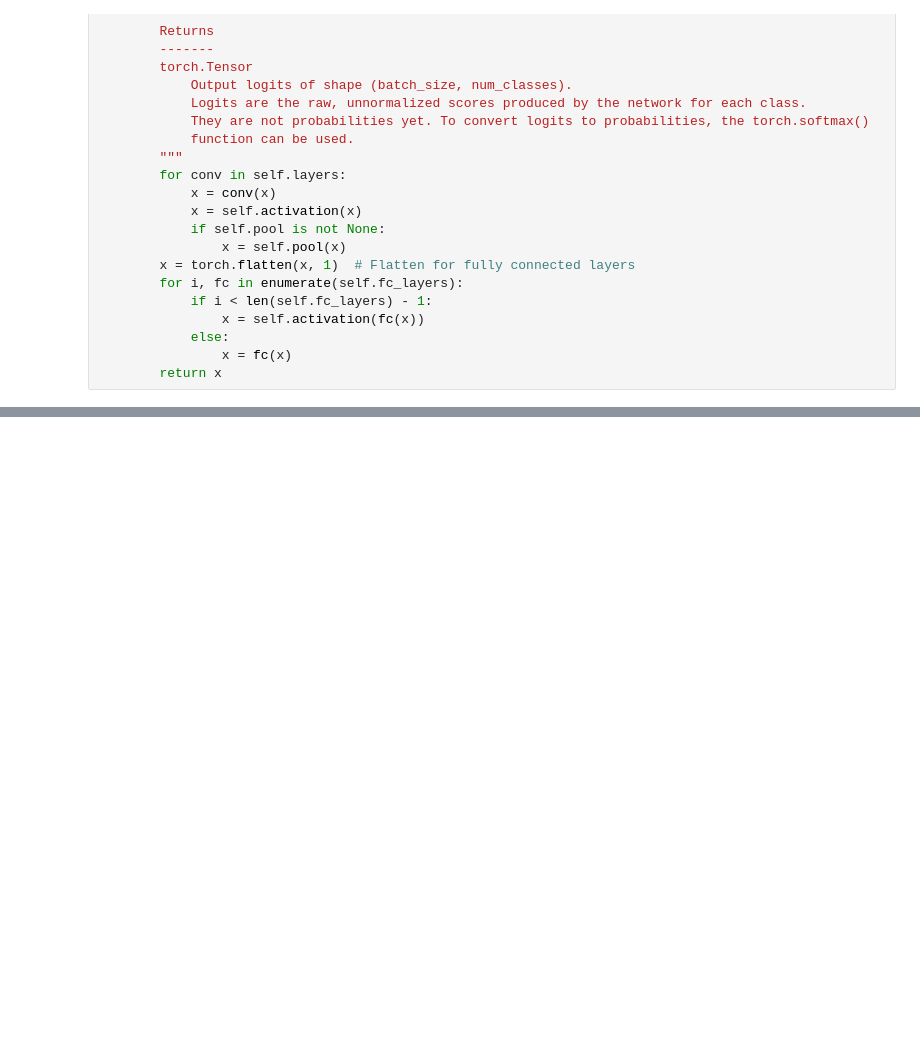
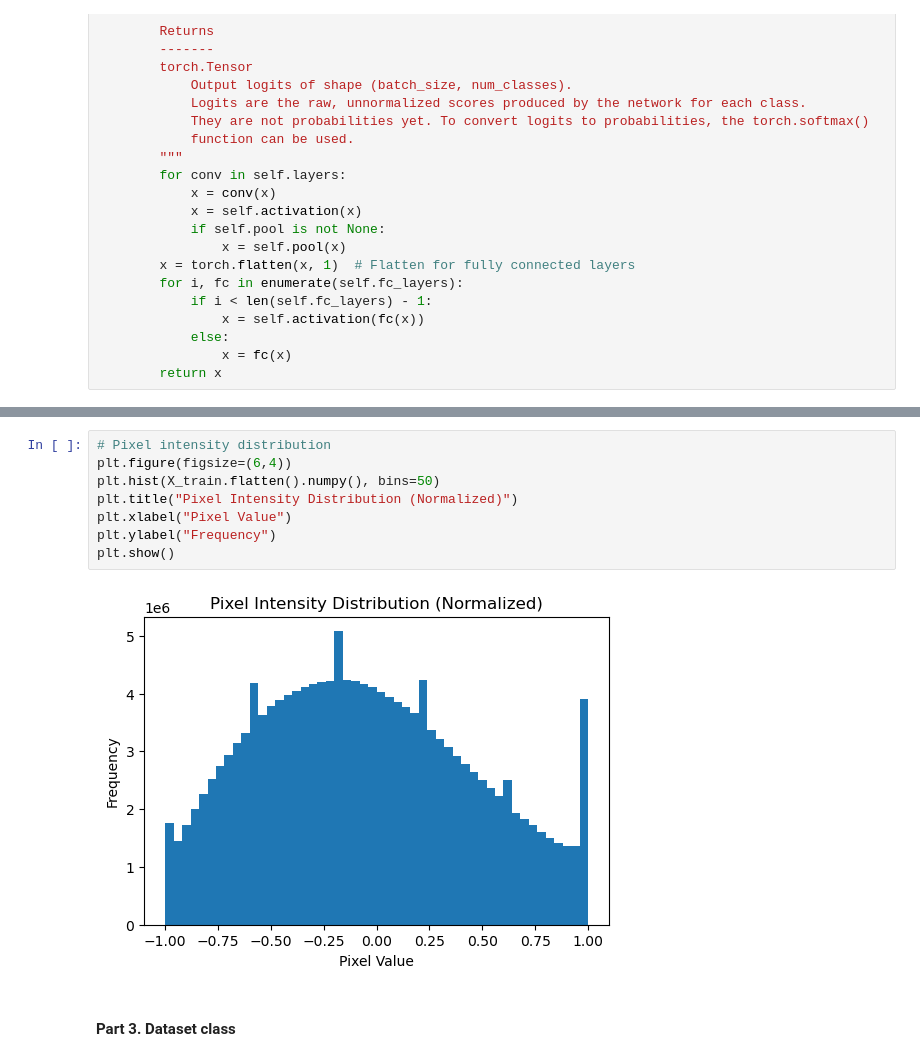
Before and after one commit to Tomaserra/Task-2-Deep-Learning, a Jupyter notebook: Tomas/Activity2_CARRIERISIMONE_TOMASSERRA.ipynb, the cells around one changed output, grey strips where cells are left out. Cells and saved outputs as stored; diff of their text form; blank space fills up the shorter version.

```diff
--- a/Tomas/Activity2_CARRIERISIMONE_TOMASSERRA.ipynb
+++ b/Tomas/Activity2_CARRIERISIMONE_TOMASSERRA.ipynb
@@ -865,0 +890,12 @@ Done.
+# %%
+# Pixel intensity distribution
+plt.figure(figsize=(6,4))
+plt.hist(X_train.flatten().numpy(), bins=50)
+plt.title("Pixel Intensity Distribution (Normalized)")
+plt.xlabel("Pixel Value")
+plt.ylabel("Frequency")
+plt.show()
+# %% [output]
+[figure, added]
+# %% [markdown]
+#### **Part 3. Dataset class**
```
Also changed, not shown: parts of 21 cells of this notebook.
